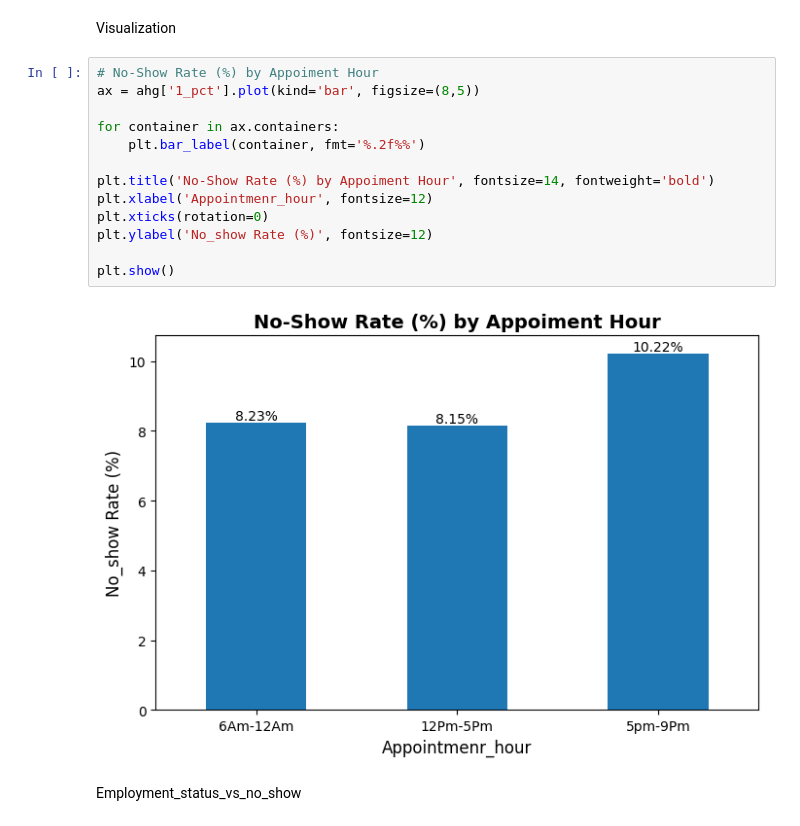
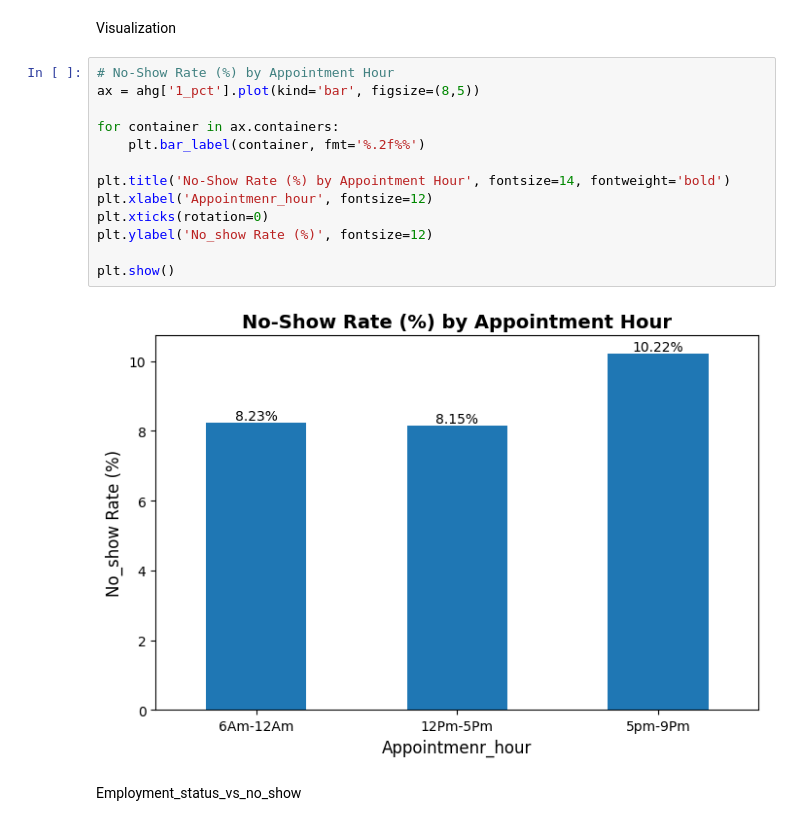
Before and after one commit to akashcstech/Health_Care_No_Show_Data_Analysis, a Jupyter notebook: Data_clean.ipynb, the cells around one changed output. Cells and saved outputs as stored; diff of their text form.

```diff
--- a/Data_clean.ipynb
+++ b/Data_clean.ipynb
@@ -1062,20 +1062,20 @@ Interpretation: Appointment attendance varied by time slot. Evening appointments
 # %% [markdown]
 Visualization
 # %%
-# No-Show Rate (%) by Appoiment Hour
+# No-Show Rate (%) by Appointment Hour
 ax = ahg['1_pct'].plot(kind='bar', figsize=(8,5))
 
 for container in ax.containers:
     plt.bar_label(container, fmt='%.2f%%')
 
-plt.title('No-Show Rate (%) by Appoiment Hour', fontsize=14, fontweight='bold')
+plt.title('No-Show Rate (%) by Appointment Hour', fontsize=14, fontweight='bold')
 plt.xlabel('Appointmenr_hour', fontsize=12)
 plt.xticks(rotation=0)
 plt.ylabel('No_show Rate (%)', fontsize=12)
 
 plt.show()
 # %% [output]
-[figure, old version]
+[figure, new version]
 # %% [markdown]
 Employment_status_vs_no_show
 # %%
```
Also changed, not shown: parts of 2 cells of this notebook.
